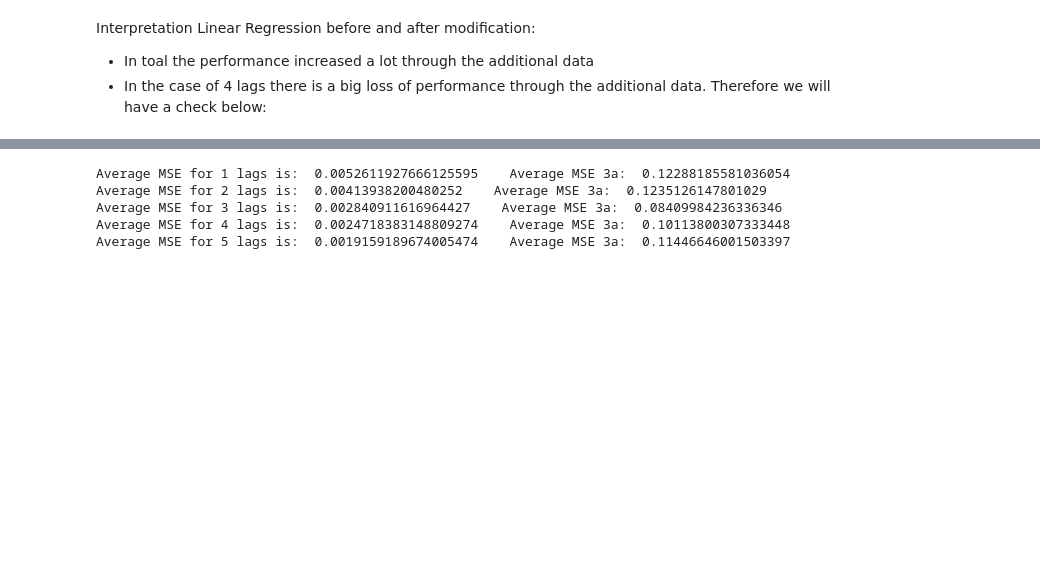
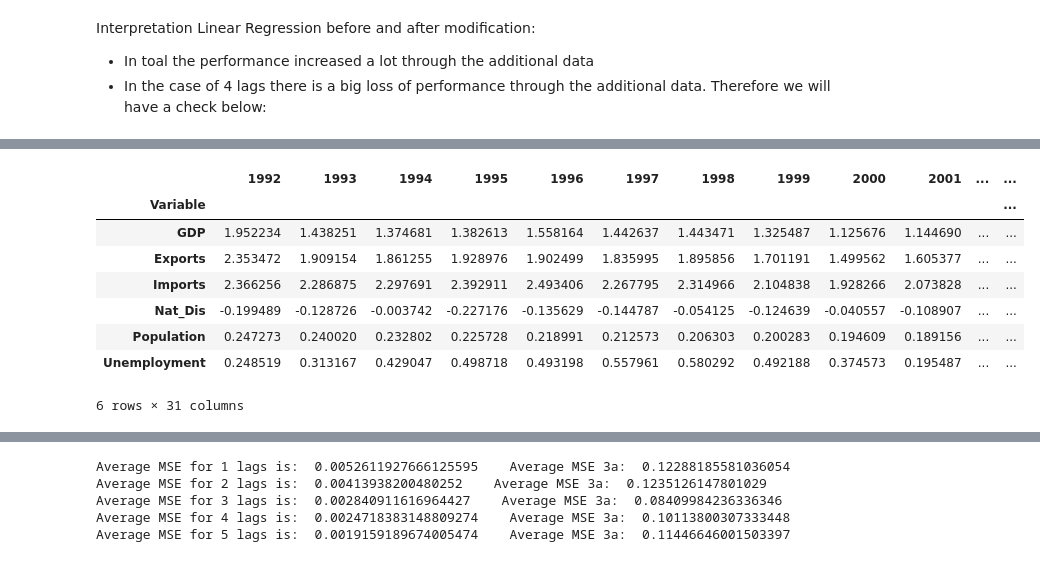
Before and after one commit to Monsieur-Bandana/data_science_clockmann, a Jupyter notebook: ClassProject2207 (1).ipynb, the cells around one changed output, grey strips where cells are left out. Cells and saved outputs as stored; diff of their text form; code cells hidden in the pictures; blank space fills up the shorter version.

```diff
--- a/ClassProject2207 (1).ipynb
+++ b/ClassProject2207 (1).ipynb
@@ -1336,3 +1338,15 @@ Results_mod[Results_mod["MSE_lag4"]> 0.08]
 | Venezuela | 0.574773 | 0.255309 | 0.073111 | 3.318697 | 0.224259 |
 # %%
-#categorical variables into dummy?
+# To find out what's the reason for worse predicition for Italy with lag 4 we take a closer look to the data of Italy
+df_Italy = data.loc["Italy"]
+df_Italy
+# %% [output]
+|  | 1992 | 1993 | 1994 | 1995 | 1996 | 1997 | 1998 | 1999 | 2000 | 2001 | ... | ... |
+| Variable |  |  |  |  |  |  |  |  |  |  |  | ... |
+| GDP | 1.952234 | 1.438251 | 1.374681 | 1.382613 | 1.558164 | 1.442637 | 1.443471 | 1.325487 | 1.125676 | 1.144690 | ... | ... |
+| Exports | 2.353472 | 1.909154 | 1.861255 | 1.928976 | 1.902499 | 1.835995 | 1.895856 | 1.701191 | 1.499562 | 1.605377 | ... | ... |
+| Imports | 2.366256 | 2.286875 | 2.297691 | 2.392911 | 2.493406 | 2.267795 | 2.314966 | 2.104838 | 1.928266 | 2.073828 | ... | ... |
+| Nat_Dis | -0.199489 | -0.128726 | -0.003742 | -0.227176 | -0.135629 | -0.144787 | -0.054125 | -0.124639 | -0.040557 | -0.108907 | ... | ... |
+| Population | 0.247273 | 0.240020 | 0.232802 | 0.225728 | 0.218991 | 0.212573 | 0.206303 | 0.200283 | 0.194609 | 0.189156 | ... | ... |
+| Unemployment | 0.248519 | 0.313167 | 0.429047 | 0.498718 | 0.493198 | 0.557961 | 0.580292 | 0.492188 | 0.374573 | 0.195487 | ... | ... |
+6 rows × 31 columns
```
Also changed, not shown: parts of 7 cells of this notebook.
